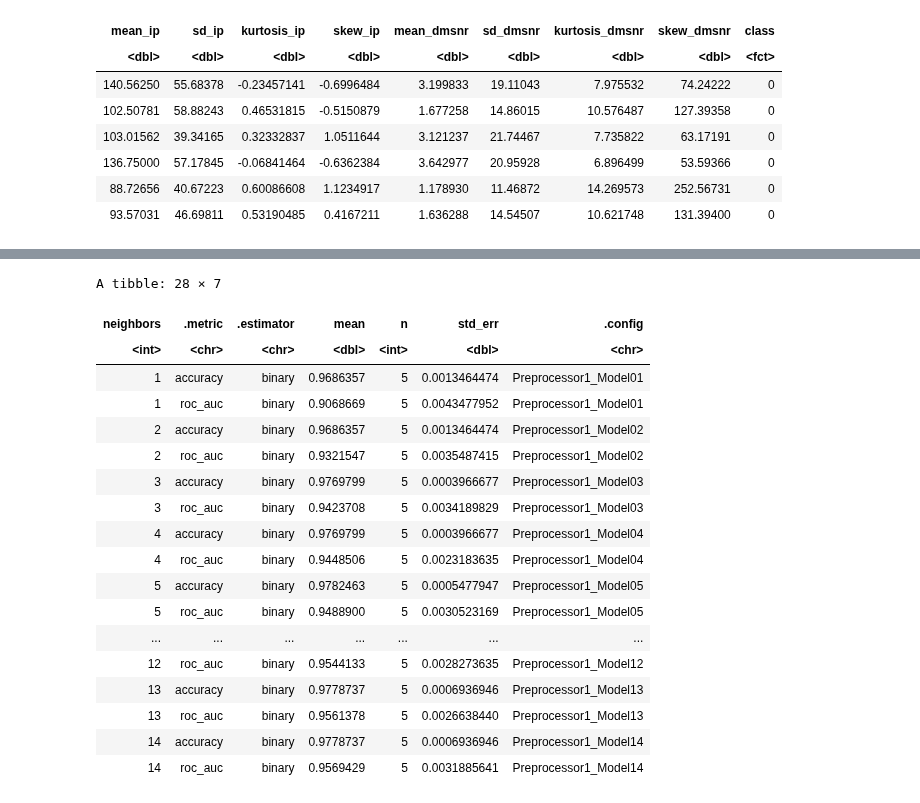
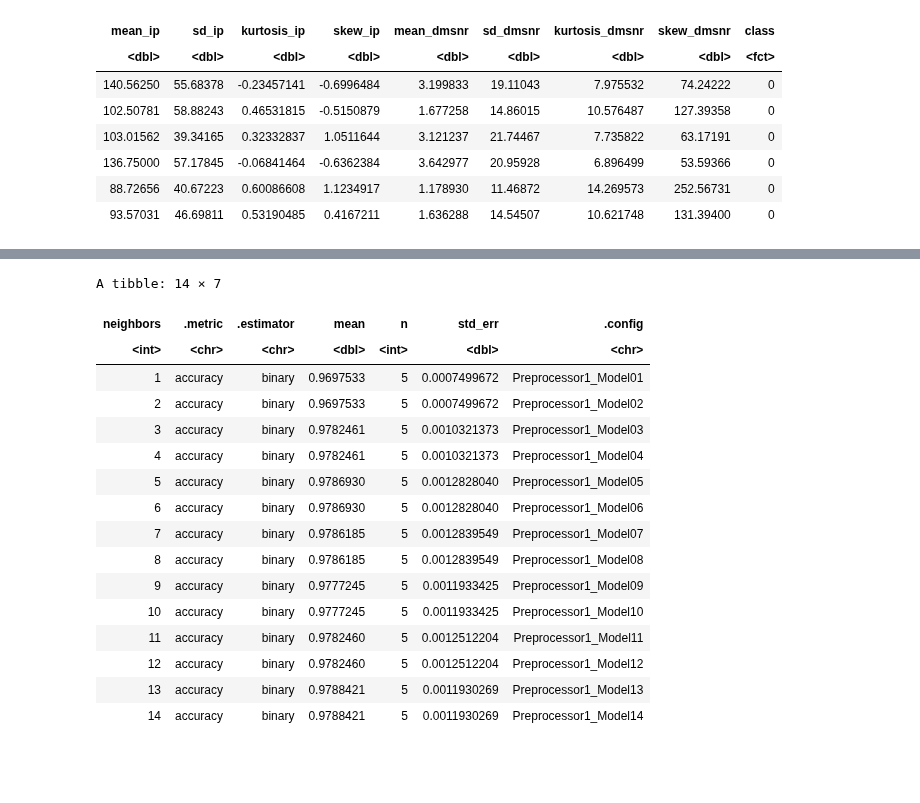
Before and after one commit to iaujla01/DSCI100Project, a Jupyter notebook: project_main.ipynb, the cells around one changed output, grey strips where cells are left out. Saved outputs shown, nothing was run; the diff lists cells and outputs as text; code cells hidden in the pictures; blank space fills up the shorter version.

```diff
--- a/project_main.ipynb
+++ b/project_main.ipynb
@@ -87,48 +89,44 @@ $ class          <fct> 0, 0, 0, 0, 0, 0, 0, 0, 0, 0, 0, 0, 1, 0, 0, 0, 0, 0, 0
 # %%
 set.seed(3456)
 
-htru_tune <- nearest_neighbor(weight_func = "rectangular",
-                              neighbors = tune()) %>%
+htru_tune <- nearest_neighbor(weight_func = "rectangular", neighbors = tune()) %>%
                               set_engine("kknn") %>%
                               set_mode("classification")
 
-htru_recipe <- recipe(class ~. , data = htru_train)%>%
+htru_recipe <- recipe(class ~ ., data = htru_train) %>%
                step_scale(all_predictors()) %>%
                step_center(all_predictors())
 # %%
 set.seed(3456)
+
 htru_vfold <- vfold_cv(htru_train, v = 5, strata = class)
 # Have tried more folds, but no statically significant results
 gridvals <- tibble(neighbors = 1:14) # Picked 14 neighbors to test (inadequate computer power to test more)
+
 htru_results <- workflow() %>%
                 add_recipe(htru_recipe) %>%
                 add_model(htru_tune) %>%
                 tune_grid(resamples = htru_vfold, grid = gridvals) %>%
-                collect_metrics()
-
+                collect_metrics() %>%
+                filter(.metric == "accuracy")
 htru_results
-
-accuracies <- htru_results %>%
-       filter(.metric == "accuracy")
 # %% [output]
-A tibble: 28 × 7
+A tibble: 14 × 7
 | neighbors | .metric | .estimator | mean | n | std_err | .config |
 | <int> | <chr> | <chr> | <dbl> | <int> | <dbl> | <chr> |
-| 1 | accuracy | binary | 0.9686357 | 5 | 0.0013464474 | Preprocessor1_Model01 |
-| 1 | roc_auc | binary | 0.9068669 | 5 | 0.0043477952 | Preprocessor1_Model01 |
-| 2 | accuracy | binary | 0.9686357 | 5 | 0.0013464474 | Preprocessor1_Model02 |
-| 2 | roc_auc | binary | 0.9321547 | 5 | 0.0035487415 | Preprocessor1_Model02 |
-| 3 | accuracy | binary | 0.9769799 | 5 | 0.0003966677 | Preprocessor1_Model03 |
-| 3 | roc_auc | binary | 0.9423708 | 5 | 0.0034189829 | Preprocessor1_Model03 |
-| 4 | accuracy | binary | 0.9769799 | 5 | 0.0003966677 | Preprocessor1_Model04 |
-| 4 | roc_auc | binary | 0.9448506 | 5 | 0.0023183635 | Preprocessor1_Model04 |
-| 5 | accuracy | binary | 0.9782463 | 5 | 0.0005477947 | Preprocessor1_Model05 |
-| 5 | roc_auc | binary | 0.9488900 | 5 | 0.0030523169 | Preprocessor1_Model05 |
-| ... | ... | ... | ... | ... | ... | ... |
-| 12 | roc_auc | binary | 0.9544133 | 5 | 0.0028273635 | Preprocessor1_Model12 |
-| 13 | accuracy | binary | 0.9778737 | 5 | 0.0006936946 | Preprocessor1_Model13 |
-| 13 | roc_auc | binary | 0.9561378 | 5 | 0.0026638440 | Preprocessor1_Model13 |
-| 14 | accuracy | binary | 0.9778737 | 5 | 0.0006936946 | Preprocessor1_Model14 |
-| 14 | roc_auc | binary | 0.9569429 | 5 | 0.0031885641 | Preprocessor1_Model14 |
+| 1 | accuracy | binary | 0.9697533 | 5 | 0.0007499672 | Preprocessor1_Model01 |
+| 2 | accuracy | binary | 0.9697533 | 5 | 0.0007499672 | Preprocessor1_Model02 |
+| 3 | accuracy | binary | 0.9782461 | 5 | 0.0010321373 | Preprocessor1_Model03 |
+| 4 | accuracy | binary | 0.9782461 | 5 | 0.0010321373 | Preprocessor1_Model04 |
+| 5 | accuracy | binary | 0.9786930 | 5 | 0.0012828040 | Preprocessor1_Model05 |
+| 6 | accuracy | binary | 0.9786930 | 5 | 0.0012828040 | Preprocessor1_Model06 |
+| 7 | accuracy | binary | 0.9786185 | 5 | 0.0012839549 | Preprocessor1_Model07 |
+| 8 | accuracy | binary | 0.9786185 | 5 | 0.0012839549 | Preprocessor1_Model08 |
+| 9 | accuracy | binary | 0.9777245 | 5 | 0.0011933425 | Preprocessor1_Model09 |
+| 10 | accuracy | binary | 0.9777245 | 5 | 0.0011933425 | Preprocessor1_Model10 |
+| 11 | accuracy | binary | 0.9782460 | 5 | 0.0012512204 | Preprocessor1_Model11 |
+| 12 | accuracy | binary | 0.9782460 | 5 | 0.0012512204 | Preprocessor1_Model12 |
+| 13 | accuracy | binary | 0.9788421 | 5 | 0.0011930269 | Preprocessor1_Model13 |
+| 14 | accuracy | binary | 0.9788421 | 5 | 0.0011930269 | Preprocessor1_Model14 |
 # %%
 set.seed(3456)
```
Also changed, not shown: parts of 5 cells of this notebook.
